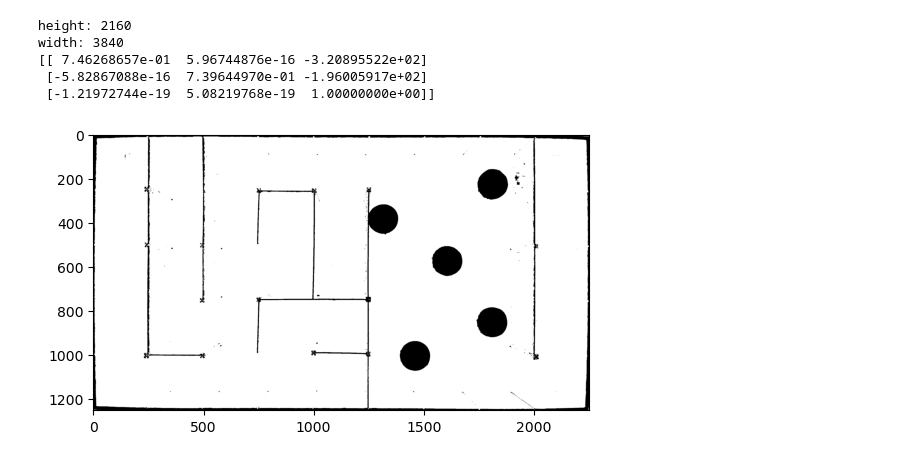
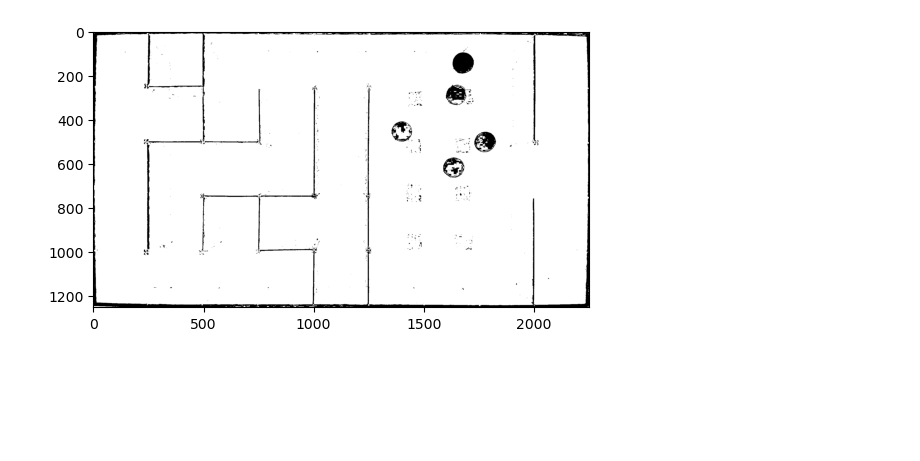
Before and after one commit to KevChen2003/Micromouse-Project, a Jupyter notebook: continuous_planning.ipynb, the cells around one changed output. Saved outputs shown, nothing was run; the diff lists cells and outputs as text; code cells hidden in the pictures; blank space fills up the shorter version.

```diff
--- a/continuous_planning.ipynb
+++ b/continuous_planning.ipynb
@@ -12,7 +12,7 @@ random.seed(42)
 # %%
 # General settings
 seed = 42
-image_file = "continuous_mask_1.png"
+image_file = "obstacles1208.png"
 
 # Occupancy map
 unsafe_iterations = 3
@@ -21,3 +21,9 @@ unsafe_iterations = 3
 size_of_node_grid = 9
 bfs_start_node = 0
 bfs_end_node = 99
+# %%
+image = cv2.imread(image_file)
+rgb_image = cv2.cvtColor(image,cv2.COLOR_BGR2RGB)
+plt.imshow(rgb_image)
+plt.title("RGB maze")
+plt.show()
@@ -23,0 +32,12 @@ bfs_end_node = 99
+# %%
+pts1 = np.float32([[430,265],[3445,265],[430,1960],[3445,1960]]) # original img corners
+pts2 = np.float32([[0,0],[2250,0],[0,1250],[2250,1250]]) # warped corners
+
+H = cv2.getPerspectiveTransform(pts1,pts2) # homography matrix
+print(H)
+
+warped_img = cv2.warpPerspective(image, H, (2251,1251)) # 250*9 x 250*5
+warped_rgb = cv2.cvtColor(warped_img,cv2.COLOR_BGR2RGB)
+plt.imshow(warped_rgb)
+plt.title("transformed rgb maze")
+plt.show()
@@ -24,23 +49,22 @@ bfs_end_node = 99
 # %%
-# perspective transform
-image1 = cv2.imread(image_file)
-height = image1.shape[0]
-width = image1.shape[1]
-print("height:", height)
-print("width:", width)
-pts1 = np.float32([[430,265],[3445,265],[430,1955],[3445,1955]]) # original img corners
-pts2 = np.float32([[0,0],[2250,0],[0,1250],[2250,1250]]) # warped corners
+# # perspective transform
+# image = cv2.imread(image_file)
+# pts1 = np.float32([[430,265],[3445,265],[430,1960],[3445,1960]]) # original img corners
+# pts2 = np.float32([[0,0],[2250,0],[0,1250],[2250,1250]]) # warped corners
 
-H = cv2.getPerspectiveTransform(pts1,pts2) # homography matrix
-print(H)
+# H = cv2.getPerspectiveTransform(pts1,pts2) # homography matrix
+# print(H)
 
-dst = cv2.warpPerspective(image1, H, (2251,1251)) # 250*9 x 250*5
-plt.imshow(dst)
+# warped_img = cv2.warpPerspective(image, H, (2251,1251)) # 250*9 x 250*5
+
+hsv_img = cv2.cvtColor(warped_img, cv2.COLOR_BGR2HSV)
+hsv_low = np.array([9,0,100],np.uint8)
+hsv_high = np.array([103,255,255],np.uint8)
+mask = cv2.inRange(hsv_img,hsv_low,hsv_high)
+height, width,_ = warped_img.shape
+color_img = np.ones((height,width,3),dtype=np.uint8) * 255
+color_img[mask==0] = [0,0,0]
+plt.imshow(color_img)
 plt.show()
 # %% [output]
-height: 2160
-width: 3840
-[[ 7.46268657e-01  5.96744876e-16 -3.20895522e+02]
- [-5.82867088e-16  7.39644970e-01 -1.96005917e+02]
- [-1.21972744e-19  5.08219768e-19  1.00000000e+00]]
-[figure, old version]
+[figure, new version]
```
Also changed, not shown: parts of 5 cells of this notebook, 4 other files.
